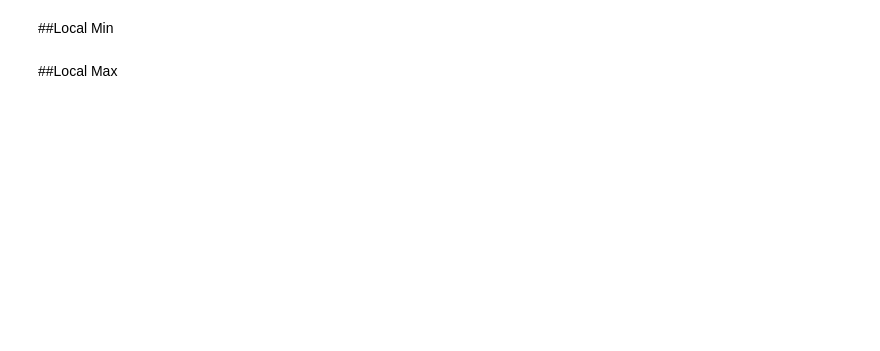
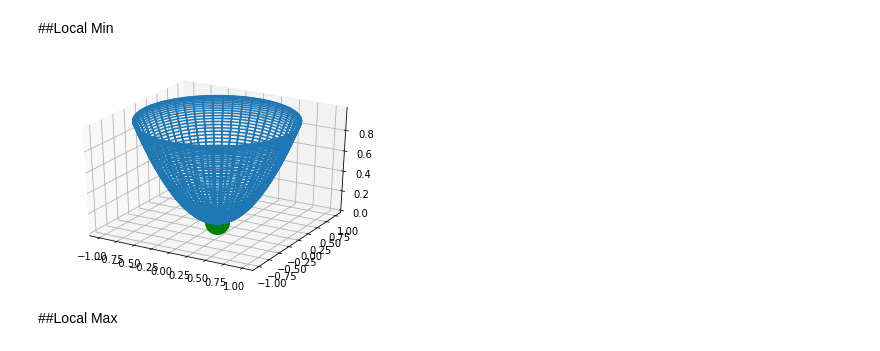
Before and after one commit to fjoseph631/Machine-Learning, a Jupyter notebook: Problem_1_HW1_AI.ipynb, the cells around one changed output. Saved outputs shown, nothing was run; the diff lists cells and outputs as text; code cells hidden in the pictures; blank space fills up the shorter version.

```diff
--- a/Problem_1_HW1_AI.ipynb
+++ b/Problem_1_HW1_AI.ipynb
@@ -20,35 +20,38 @@ def f1(x,y):
 def fx(x,y):
     return (2 * x)
 def fy(x,y):
     return (2 * y)
 # Data for x^2 + y^2
 
 # get points for a mesh grid
 u, v = np.mgrid[0:2*np.pi:200j, 0:np.pi:100j]
 
 # setting x, y, z co-ordinates
 
 zs=[]
 xs=[]
 ys=[]
 # plotting the curve
-#ax.plot_wireframe(x, y, z)
+ax.plot_wireframe(x, y, z)
 for i in range (100):
   xs.append(np.random.randint(1)+1)
   ys.append(np.random.randint(1)+1)
   zs.append(f(xs[-1],ys[-1]))
 
 
 
 # setting x, y, z co-ordinates
 x=np.cos(u)*np.sin(v)
 y=np.sin(u)*np.sin(v)
 z=f(x,y)
 #plot critical points
 # plotting the curve
-ax.plot_wireframe(x, y, z)
+     # plot x and y using default line style and color
+plt.plot([0], [0], color='green', marker='o', linestyle='dashed',      linewidth=2, markersize=24)
 
 plt.show()
+# %% [output]
+[figure, added]
 # %% [markdown]
 ##Local Max
 # %%
```
Also changed, not shown: parts of 2 cells of this notebook.
